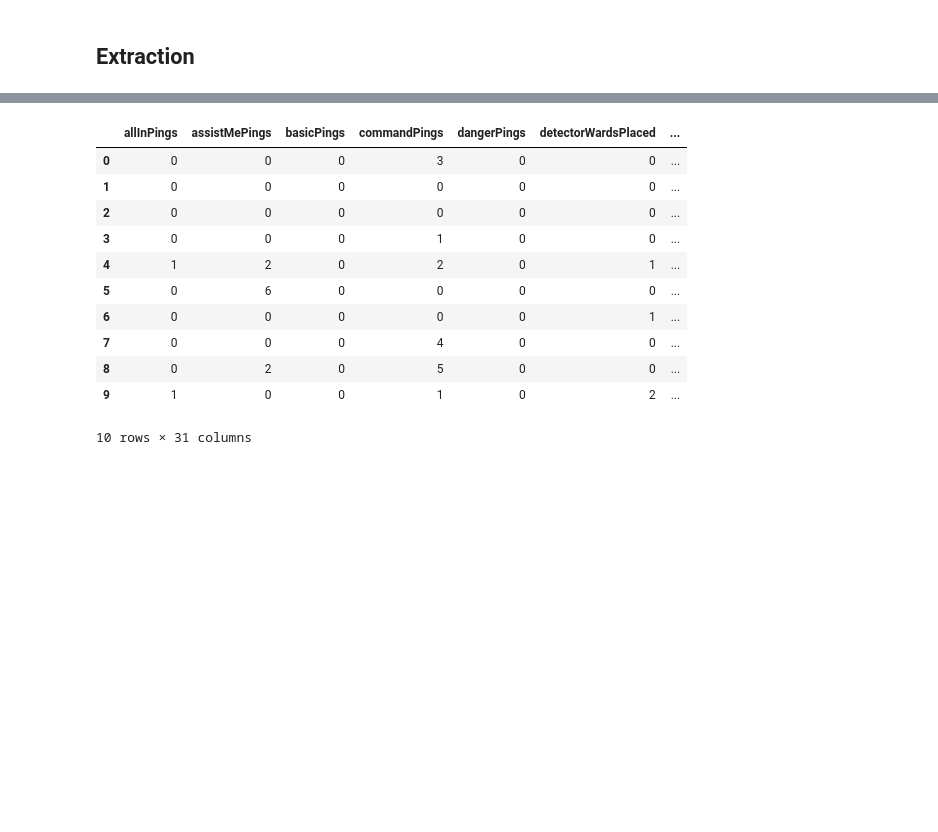
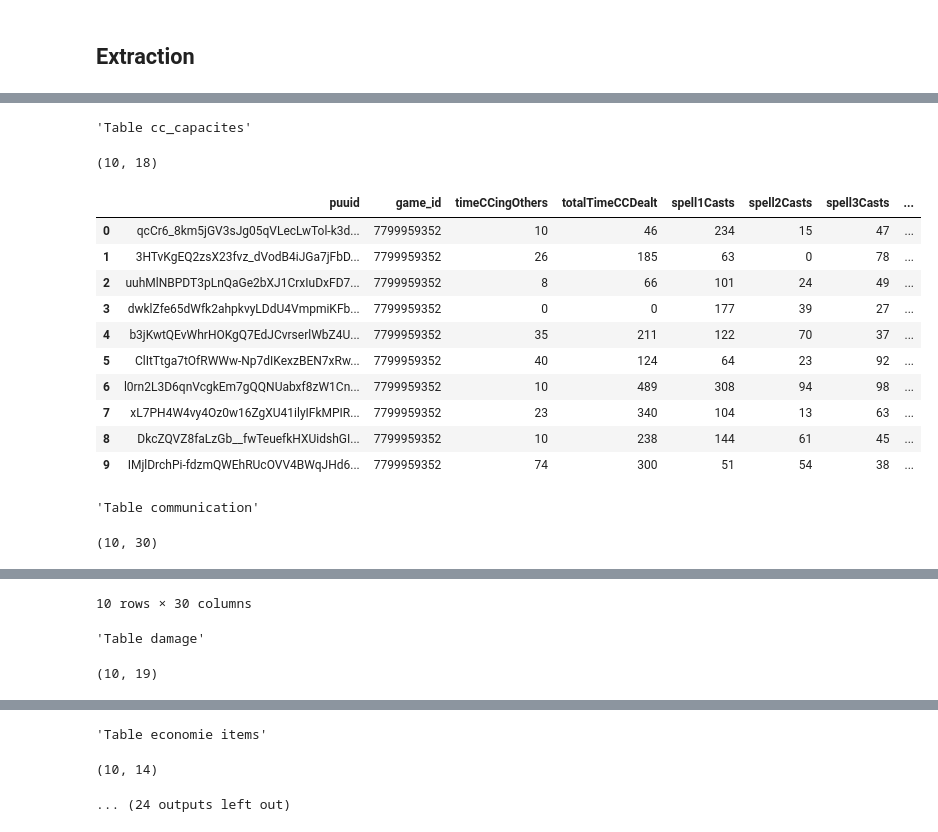
Before and after one commit to NajimDja/League-of-Legends, a Jupyter notebook: notebook/players.ipynb, the cells around one changed output, grey strips where cells are left out. Drawn from its saved outputs; the diff is of its cells as text; code cells hidden in the pictures; blank space fills up the shorter version.

Commit message:
Répartition des champs dans les tables et creation des ddl

```diff
--- a/notebook/players.ipynb
+++ b/notebook/players.ipynb
@@ -253,12 +253,17 @@ class TransformPlayerData:
             "id_sub_2":           sub["selections"][1]["perk"]
         }
 
-    def select_columns(self, df : pd.DataFrame, keys_words : list[str]) -> pd.DataFrame:
-        """Capture les colonnes en fonction de mots clés"""
-        keys_words += ['puuid', 'game_id']
-        selected_cols = [x for x in df.columns if any(keyword in x.lower() for keyword in keys_words)]
-        df_new = df[selected_cols]
-        print(df_new.columns)
+    # def select_columns(self, df : pd.DataFrame, keys_words : list[str]) -> pd.DataFrame:
+    #     """Capture les colonnes en fonction de mots clés"""
+    #     keys_words += ['puuid', 'game_id']
+    #     selected_cols = [x for x in df.columns if any(keyword in x.lower() for keyword in keys_words)]
+    #     df_new = df[selected_cols]
+    #     print(df_new.columns)
+    #     return df_new
+
+    def select_columns(self, df_base : pd.DataFrame, champs : list[str]) -> pd.DataFrame:
+        """Capture les colonnes en fonction d'une liste"""
+        df_new = df_base[champs]
         return df_new
 # %%
 class Pipelines:
@@ -525,11 +550,11 @@ def treatgamedata():
 # %%
-game_info, participant_all_data, participant_perks, relation_id_puuid, communication = treatgamedata()
-display(game_info)
+df_game_info, df_participant_perks, df_relation_idgame_puuid, table_communication, table_identite_joueur, table_economie_items, table_cc_capacites, table_figth, table_damage, table_farming, table_objective_structures, table_phase_de_lane, table_soins_soutien, table_perf_globale= treatgamedata()
+# display(game_info)
 # display(participant_data)
 # display(participant_challenge)
-display(participant_perks)
-display(relation_id_puuid)
-display(participant_all_data)
+# display(participant_perks)
+# display(relation_id_puuid)
+# display(participant_all_data)
 # %% [output]
 {'allInPings': 0, 'assistMePings': 0, 'assists': 2, 'baronKills': 0, 'basicPings': 0, 'champExperience': 15255, 'champLevel': 16, 'championId': 39, 'championName': 'Irelia', 'championTransform': 0, 'c ...
 {'abilityUses': 304, 'acesBefore15Minutes': 0, 'alliedJungleMonsterKills': 0, 'baronTakedowns': 0, 'blastConeOppositeOpponentCount': 0, 'bountyGold': 437.7174072265625, 'buffsStolen': 0, 'completeSupp ...
@@ -607,0 +576,28 @@ win
+# %%
+display("Table cc_capacites", table_cc_capacites.shape, table_cc_capacites)
+display("Table communication", table_communication.shape, table_communication)
+display("Table damage", table_damage.shape, table_damage)
+display("Table economie items", table_economie_items.shape, table_economie_items)
+display("Table farming", table_farming.shape, table_farming)
+display("Table figth", table_figth.shape, table_figth)
+display("Table id joueur", table_identite_joueur.shape, table_identite_joueur)
+display("Table objective structure", table_objective_structures.shape, table_objective_structures)
+display("Table perf globale", table_perf_globale.shape, table_perf_globale)
+display("Table phase de lane", table_phase_de_lane.shape, table_phase_de_lane)
+display("Table soins soutien", table_soins_soutien.shape, table_soins_soutien)
+# %% [output]
+'Table cc_capacites'
+(10, 18)
+|  | puuid | game_id | timeCCingOthers | totalTimeCCDealt | spell1Casts | spell2Casts | spell3Casts | ... |
+| 0 | qcCr6_8km5jGV3sJg05qVLecLwTol-k3d... | 7799959352 | 10 | 46 | 234 | 15 | 47 | ... |
+| 1 | 3HTvKgEQ2zsX23fvz_dVodB4iJGa7jFbD... | 7799959352 | 26 | 185 | 63 | 0 | 78 | ... |
+| 2 | uuhMlNBPDT3pLnQaGe2bXJ1CrxIuDxFD7... | 7799959352 | 8 | 66 | 101 | 24 | 49 | ... |
+| 3 | dwklZfe65dWfk2ahpkvyLDdU4VmpmiKFb... | 7799959352 | 0 | 0 | 177 | 39 | 27 | ... |
+| 4 | b3jKwtQEvWhrHOKgQ7EdJCvrserlWbZ4U... | 7799959352 | 35 | 211 | 122 | 70 | 37 | ... |
+| 5 | ClItTtga7tOfRWWw-Np7dIKexzBEN7xRw... | 7799959352 | 40 | 124 | 64 | 23 | 92 | ... |
+| 6 | l0rn2L3D6qnVcgkEm7gQQNUabxf8zW1Cn... | 7799959352 | 10 | 489 | 308 | 94 | 98 | ... |
+| 7 | xL7PH4W4vy4Oz0w16ZgXU41ilyIFkMPIR... | 7799959352 | 23 | 340 | 104 | 13 | 63 | ... |
+| 8 | DkcZQVZ8faLzGb__fwTeuefkHXUidshGI... | 7799959352 | 10 | 238 | 144 | 61 | 45 | ... |
+| 9 | IMjlDrchPi-fdzmQWEhRUcOVV4BWqJHd6... | 7799959352 | 74 | 300 | 51 | 54 | 38 | ... |
+'Table communication'
+(10, 30)
@@ -607,0 +615,3 @@ win
+10 rows × 30 columns
+'Table damage'
+(10, 19)
@@ -607,0 +629,3 @@ win
+'Table economie items'
+(10, 14)
+... (24 outputs left out)
@@ -618,21 +691,6 @@ def select_columns(df : pd.DataFrame, keys_words : list[str]) -> pd.DataFrame:
     return df_new
 
 table_communication = select_columns(participant_all_data, keys_words=comm)
-# %%
-communication
-# %% [output]
-|  | allInPings | assistMePings | basicPings | commandPings | dangerPings | detectorWardsPlaced | ... |
-| 0 | 0 | 0 | 0 | 3 | 0 | 0 | ... |
-| 1 | 0 | 0 | 0 | 0 | 0 | 0 | ... |
-| 2 | 0 | 0 | 0 | 0 | 0 | 0 | ... |
-| 3 | 0 | 0 | 0 | 1 | 0 | 0 | ... |
-| 4 | 1 | 2 | 0 | 2 | 0 | 1 | ... |
-| 5 | 0 | 6 | 0 | 0 | 0 | 0 | ... |
-| 6 | 0 | 0 | 0 | 0 | 0 | 1 | ... |
-| 7 | 0 | 0 | 0 | 4 | 0 | 0 | ... |
-| 8 | 0 | 2 | 0 | 5 | 0 | 0 | ... |
-| 9 | 1 | 0 | 0 | 1 | 0 | 2 | ... |
-10 rows × 31 columns
 # %%
 teams = read_json(r"C:\Users\najim\Documents\Projets\LeagueOfLegends\data\raw\game_data.json")
 teams = teams['info']['teams']
```
Also changed, not shown: parts of 6 cells of this notebook, 2 other files.
